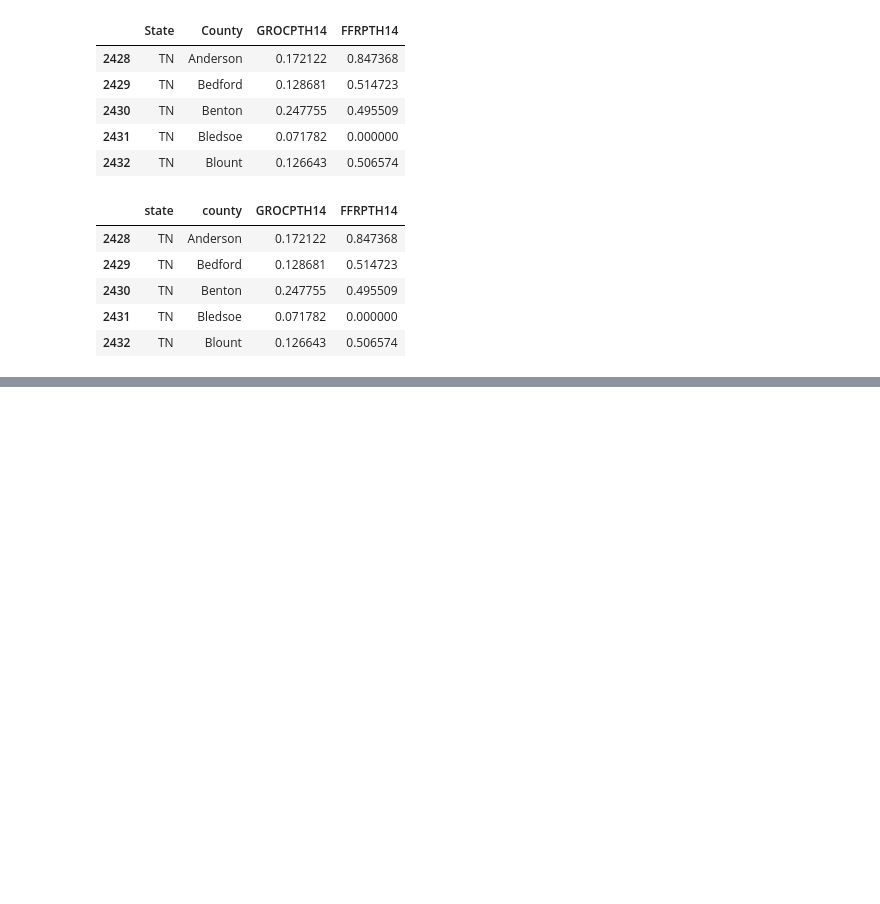
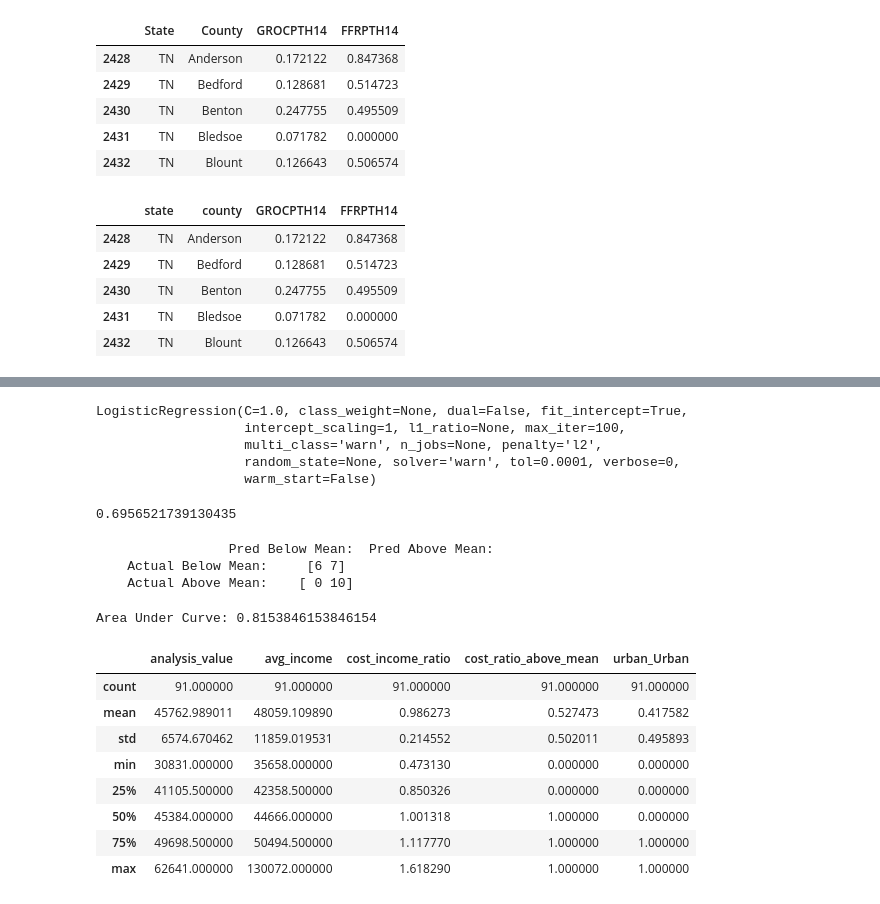
Before and after one commit to norajunef/vanderbilt-data-essentials-cohort-2, a Jupyter notebook: TN Med Health_week1.ipynb, the cells around one changed output, grey strips where cells are left out. Cells and saved outputs as stored; diff of their text form; code cells hidden in the pictures; blank space fills up the shorter version.

```diff
--- a/TN Med Health_week1.ipynb
+++ b/TN Med Health_week1.ipynb
@@ -595,0 +627,3 @@ will return to do this
+# %%
+tn_ha_costs.county = tn_ha_costs.county.str[0:-7]
+tn_ha_costs.head()
@@ -595,0 +656,5 @@ will return to do this
+# %%
+# create target variable
+ha_cost_income_ratio_mean = tn_ha_costs.cost_income_ratio.mean()
+tn_ha_costs['cost_ratio_above_mean'] = [1 if ratio > ha_cost_income_ratio_mean else 0 for ratio in tn_ha_costs.cost_income_ratio]
+tn_ha_costs.head(2)
@@ -595,0 +671,4 @@ will return to do this
+# %%
+# encode urban/rural
+tn_ha_costs = pd.get_dummies(tn_ha_costs, columns = ['urban'], drop_first = True)
+tn_ha_costs.head(2)
@@ -669,0 +787,10 @@ See the caveats in the documentation: http://pandas.pydata.org/pandas-docs/stabl
+# %%
+X_train, X_test, y_train, y_test = train_test_split(X, y, random_state = 99)
+logistic_model = LogisticRegression()
+logistic_model.fit(X_train, y_train)
+# %% [output]
+LogisticRegression(C=1.0, class_weight=None, dual=False, fit_intercept=True,
+                   intercept_scaling=1, l1_ratio=None, max_iter=100,
+                   multi_class='warn', n_jobs=None, penalty='l2',
+                   random_state=None, solver='warn', tol=0.0001, verbose=0,
+                   warm_start=False)
@@ -669,0 +799,29 @@ See the caveats in the documentation: http://pandas.pydata.org/pandas-docs/stabl
+# %%
+print(metrics.accuracy_score(y_test, y_pred))
+# %% [output]
+0.6956521739130435
+# %%
+print('                 Pred Below Mean:  Pred Above Mean:')
+print('    Actual Below Mean:    ', metrics.confusion_matrix(y_test, y_pred)[0])
+print('    Actual Above Mean:   ', metrics.confusion_matrix(y_test, y_pred)[1])
+# %% [output]
+                 Pred Below Mean:  Pred Above Mean:
+    Actual Below Mean:     [6 7]
+    Actual Above Mean:    [ 0 10]
+# %%
+y_pred_prob = logistic_model.predict_proba(X_test)[:,1]
+print('Area Under Curve:', metrics.roc_auc_score(y_test, y_pred_prob))
+# %% [output]
+Area Under Curve: 0.8153846153846154
+# %%
+tn_ha_costs.describe()
+# %% [output]
+|  | analysis_value | avg_income | cost_income_ratio | cost_ratio_above_mean | urban_Urban |
+| count | 91.000000 | 91.000000 | 91.000000 | 91.000000 | 91.000000 |
+| mean | 45762.989011 | 48059.109890 | 0.986273 | 0.527473 | 0.417582 |
+| std | 6574.670462 | 11859.019531 | 0.214552 | 0.502011 | 0.495893 |
+| min | 30831.000000 | 35658.000000 | 0.473130 | 0.000000 | 0.000000 |
+| 25% | 41105.500000 | 42358.500000 | 0.850326 | 0.000000 | 0.000000 |
+| 50% | 45384.000000 | 44666.000000 | 1.001318 | 1.000000 | 0.000000 |
+| 75% | 49698.500000 | 50494.500000 | 1.117770 | 1.000000 | 1.000000 |
+| max | 62641.000000 | 130072.000000 | 1.618290 | 1.000000 | 1.000000 |
```
Also changed, not shown: parts of 27 cells of this notebook, 3 other files.
